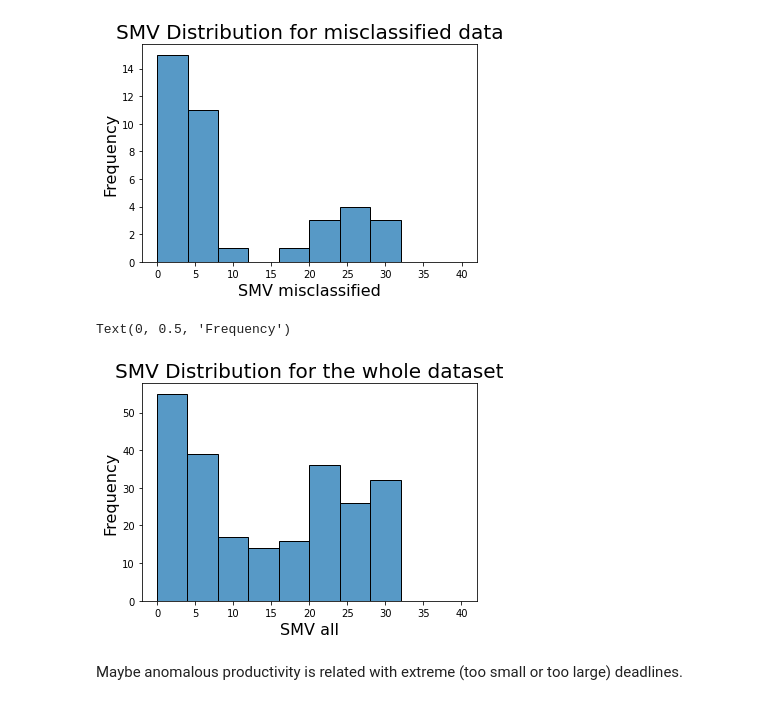
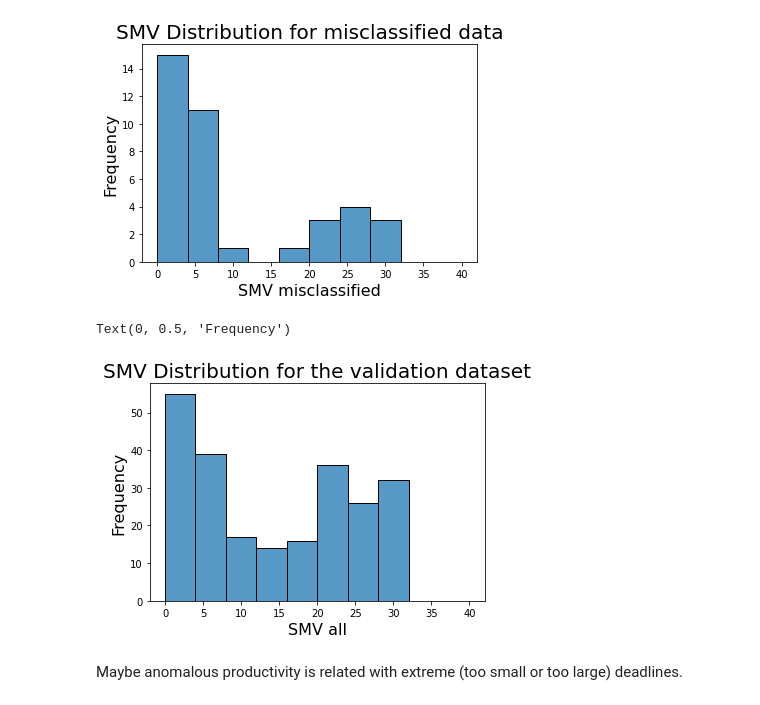
Before and after one commit to GitFazz/Fuse-Project-1, a Jupyter notebook: fuse-project-1.ipynb, the cells around one changed output. Cells and saved outputs as stored; diff of their text form; code cells hidden in the pictures.

```diff
--- a/fuse-project-1.ipynb
+++ b/fuse-project-1.ipynb
@@ -596,13 +596,13 @@ Text(0, 0.5, 'Frequency')
 # %%
 sns.histplot(df_val['smv'], bins=10, binrange=(0, 40))
 
 # add a title to the plot
-plt.title('SMV Distribution for the whole dataset', fontsize=20)
+plt.title('SMV Distribution for the validation dataset', fontsize=20)
 plt.xlabel('SMV all', fontsize=16)
 plt.ylabel('Frequency', fontsize=16)
 # %% [output]
 Text(0, 0.5, 'Frequency')
-[figure, old version]
+[figure, new version]
 # %% [markdown]
 Maybe anomalous productivity is related with extreme (too small or too large) deadlines.
 # %%
```
Also changed, not shown: parts of 1 cell of this notebook, 1 other file.
